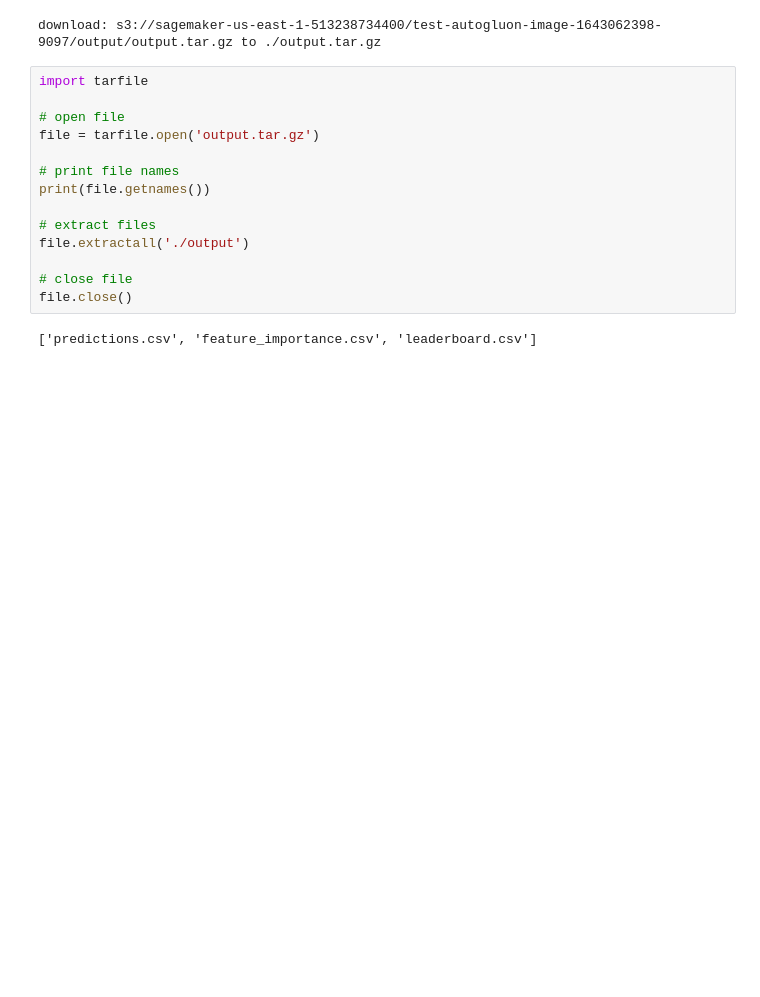
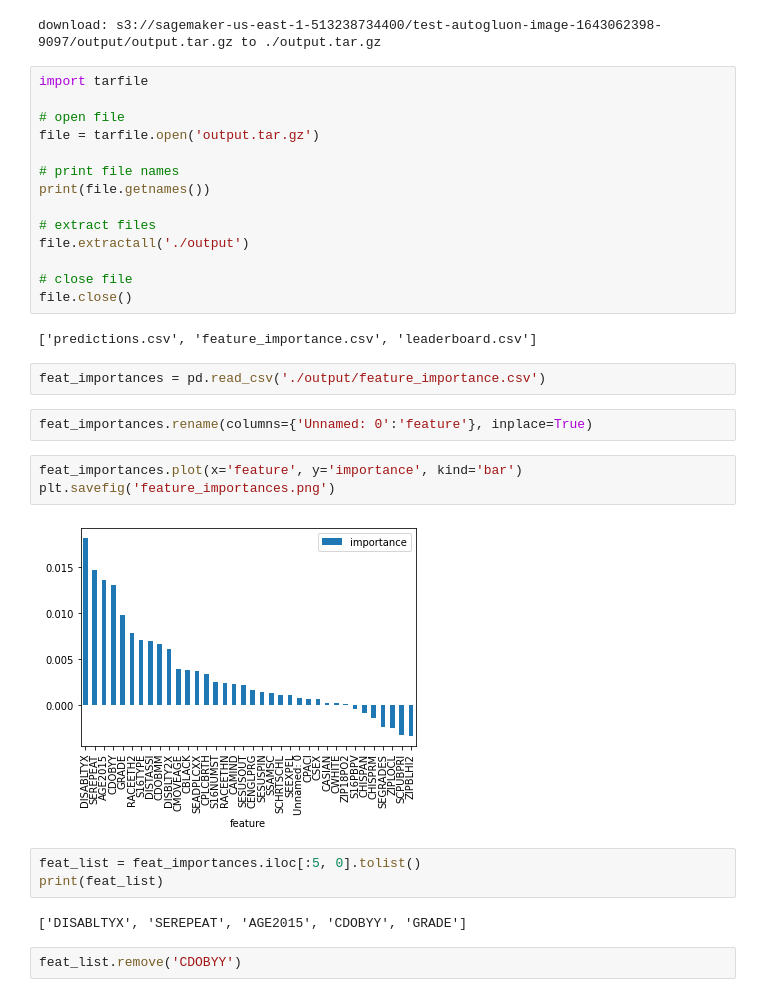
Before and after one commit to safiamc/udacity-capstone, a Jupyter notebook: project-notebook.ipynb, the cells around one changed output. Drawn from its saved outputs; the diff is of its cells as text; blank space fills up the shorter version.

```diff
--- a/project-notebook.ipynb
+++ b/project-notebook.ipynb
@@ -225,3 +225,19 @@ file.extractall('./output')
 file.close()
 # %% [output]
 ['predictions.csv', 'feature_importance.csv', 'leaderboard.csv']
+# %%
+feat_importances = pd.read_csv('./output/feature_importance.csv')
+# %%
+feat_importances.rename(columns={'Unnamed: 0':'feature'}, inplace=True)
+# %%
+feat_importances.plot(x='feature', y='importance', kind='bar')
+plt.savefig('feature_importances.png')
+# %% [output]
+[figure, added]
+# %%
+feat_list = feat_importances.iloc[:5, 0].tolist()
+print(feat_list)
+# %% [output]
+['DISABLTYX', 'SEREPEAT', 'AGE2015', 'CDOBYY', 'GRADE']
+# %%
+feat_list.remove('CDOBYY')
```
Also changed, not shown: parts of 14 cells of this notebook.
